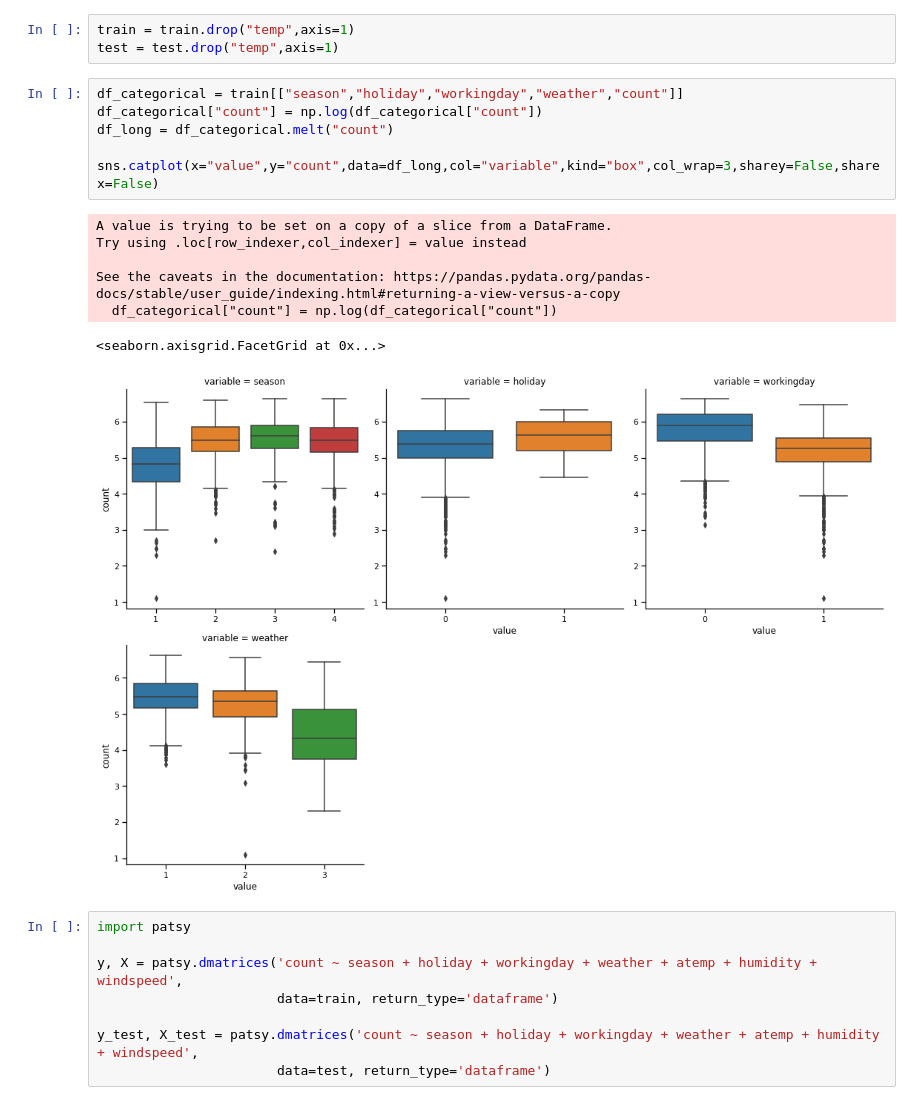
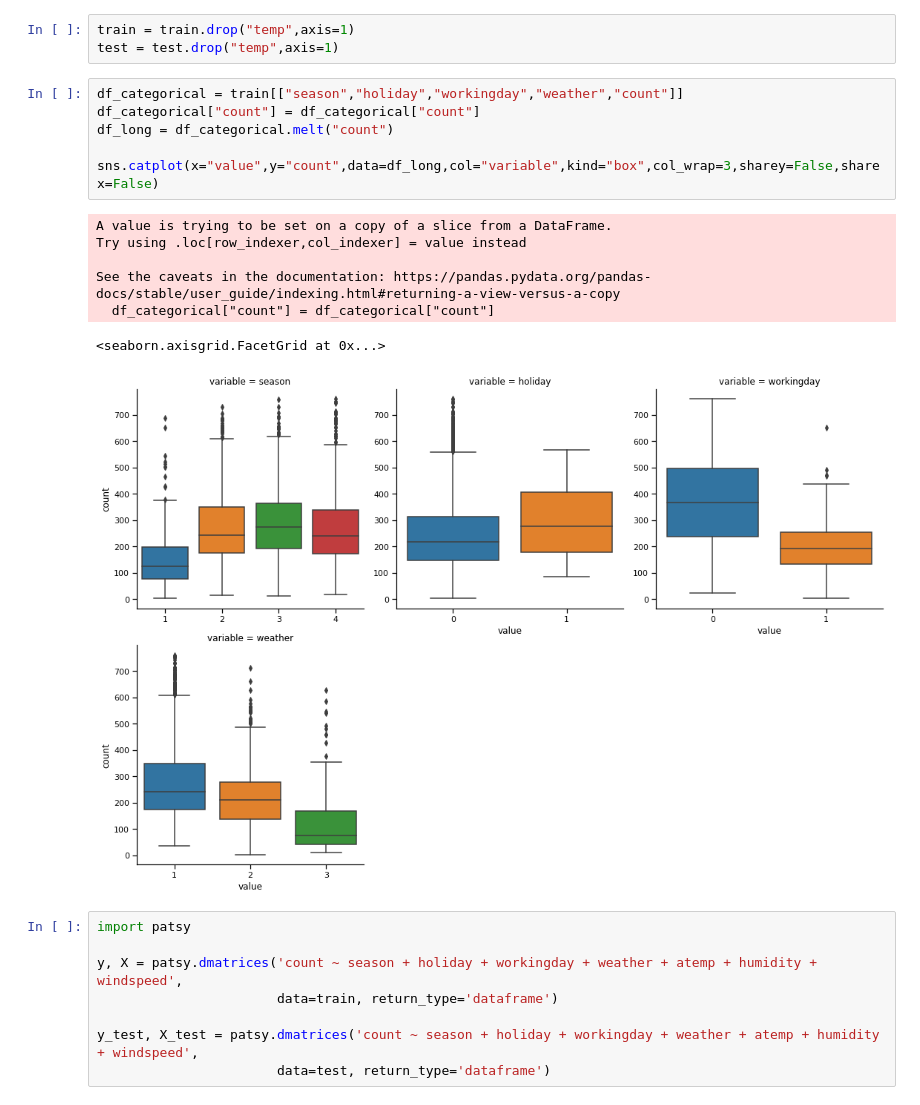
Before and after one commit to dovmar/RA, a Jupyter notebook: Lab2/Gataveckas_Gaulia_Martinkus_laboratorinio_2_kodas_Python_DM_2gr.ipynb, the cells around one changed output. Saved outputs shown, nothing was run; the diff lists cells and outputs as text.

```diff
--- a/Lab2/Gataveckas_Gaulia_Martinkus_laboratorinio_2_kodas_Python_DM_2gr.ipynb
+++ b/Lab2/Gataveckas_Gaulia_Martinkus_laboratorinio_2_kodas_Python_DM_2gr.ipynb
@@ -73,18 +73,18 @@ train = train.drop("temp",axis=1)
 test = test.drop("temp",axis=1)
 # %%
 df_categorical = train[["season","holiday","workingday","weather","count"]]
-df_categorical["count"] = np.log(df_categorical["count"])
+df_categorical["count"] = df_categorical["count"]
 df_long = df_categorical.melt("count")
 
 sns.catplot(x="value",y="count",data=df_long,col="variable",kind="box",col_wrap=3,sharey=False,sharex=False)
 # %% [output]
 A value is trying to be set on a copy of a slice from a DataFrame.
 Try using .loc[row_indexer,col_indexer] = value instead
 
 See the caveats in the documentation: https://pandas.pydata.org/pandas-docs/stable/user_guide/indexing.html#returning-a-view-versus-a-copy
-  df_categorical["count"] = np.log(df_categorical["count"])
+  df_categorical["count"] = df_categorical["count"]
 <seaborn.axisgrid.FacetGrid at 0x...>
-[figure, old version]
+[figure, new version]
 # %%
 import patsy
 
```
Also changed, not shown: parts of 3 cells of this notebook, 7 other files.
